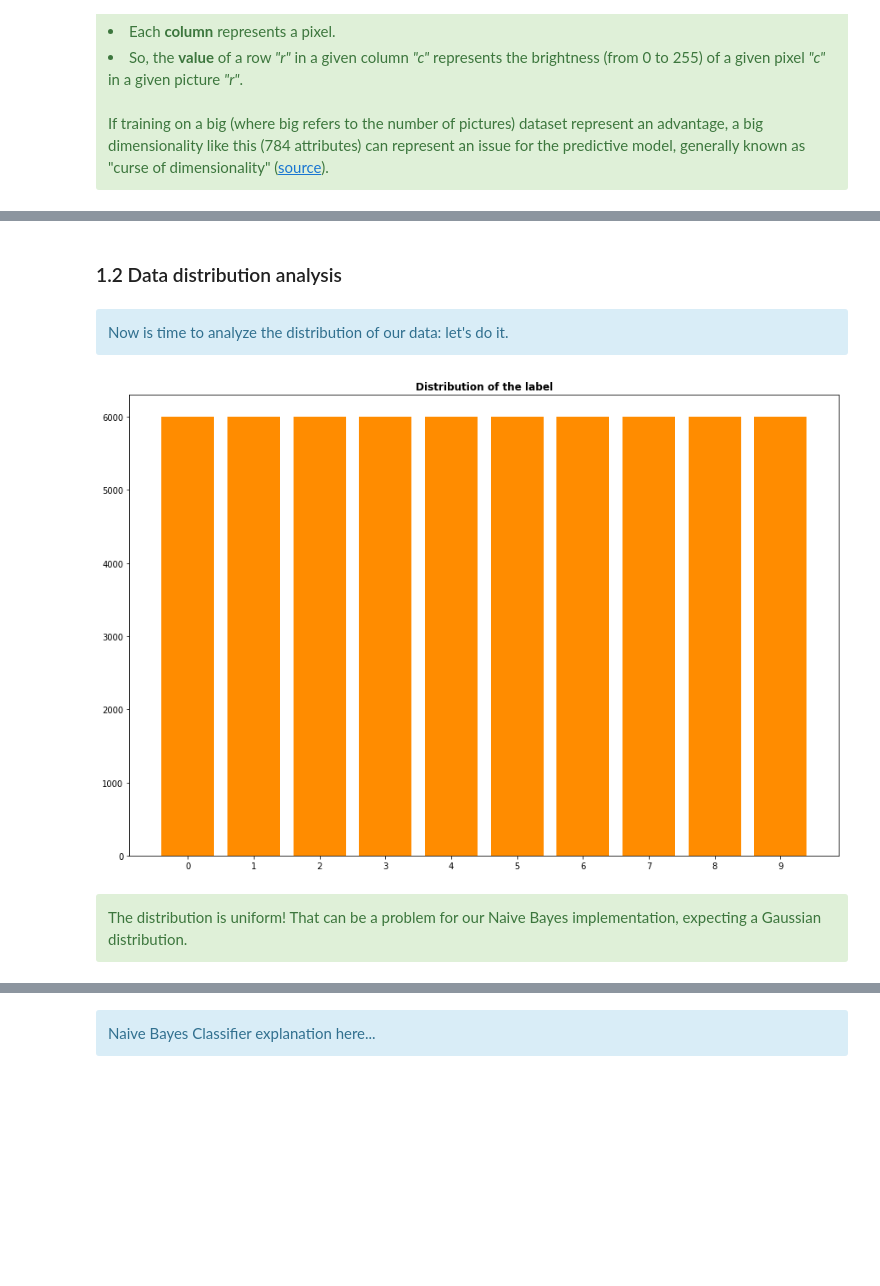
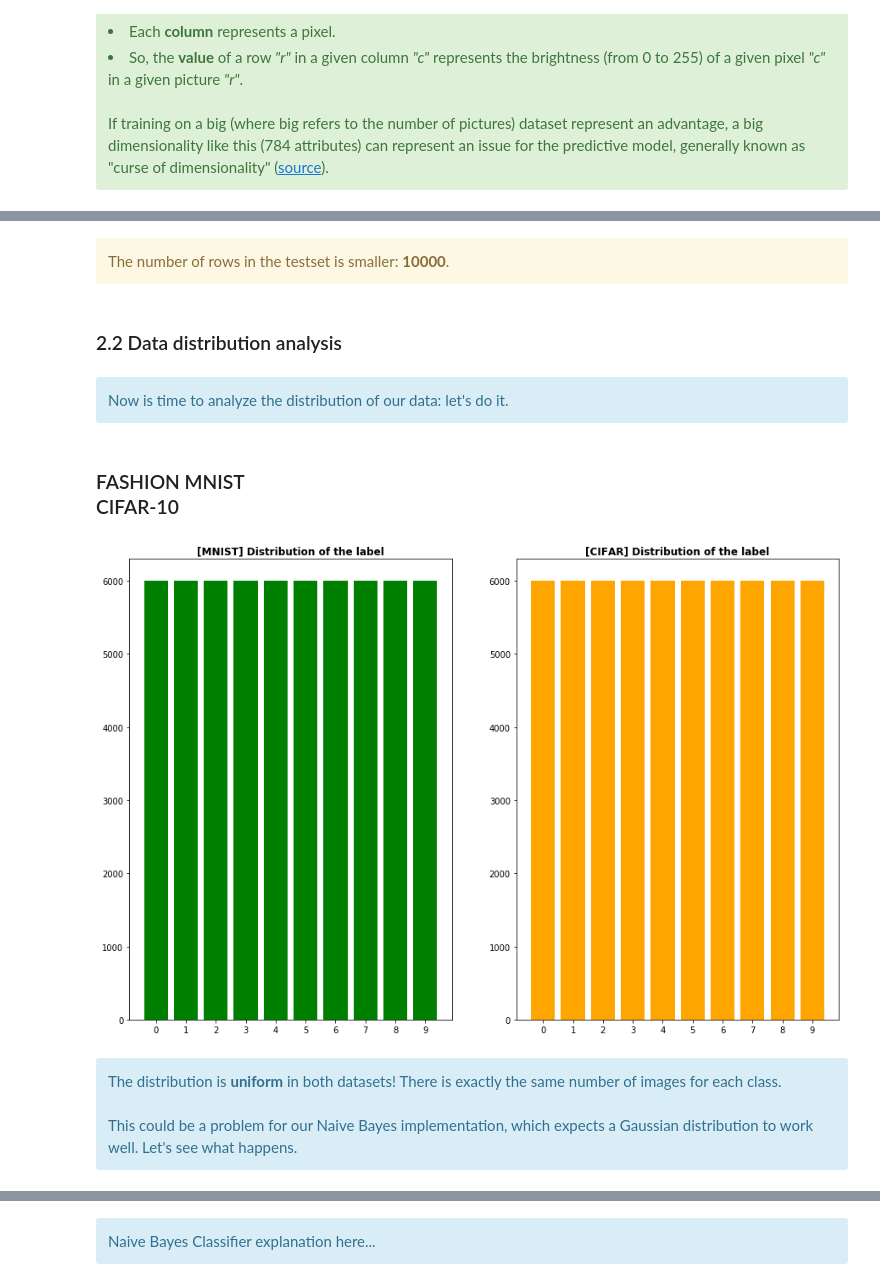
Before and after one commit to claudioscalzo/asi-challenge, a Jupyter notebook: asi_challenge_claudio_scalzo.ipynb, the cells around one changed output, grey strips where cells are left out. Cells and saved outputs as stored; diff of their text form; code cells hidden in the pictures; blank space fills up the shorter version.

Commit message:
Reorganized notebook with colors. Ended until 3a.

```diff
--- a/asi_challenge_claudio_scalzo.ipynb
+++ b/asi_challenge_claudio_scalzo.ipynb
@@ -197,25 +246,45 @@ Attributes: 784 (without considering the label)
+# %% [markdown]
+<div class='alert alert-warning'>
+The number of rows in the testset is smaller: <b>10000</b>.
+</div>
 # %% [markdown]
-### 1.2 Data distribution analysis
+### 2.2 Data distribution analysis
 # %% [markdown]
 <div class='alert alert-info'>
 Now is time to analyze the distribution of our data: let's do it.
 </div>
+# %% [markdown]
+### <div class="label label-success">FASHION MNIST</div> <div class="label label-warning">CIFAR-10</div>
 # %%
 # TAKE DISTRIBUTION
-distribution = mnistTrain["label"].value_counts()
+mnistDistribution = mnistTrain["label"].value_counts()
+cifarDistribution = mnistTrain["label"].value_counts()
 
 # TAKE NUMBERS AND FREQUENCIES
-numbers = np.array(distribution.index)
-frequencies = np.array(distribution.values)
+mnistNumbers = np.array(mnistDistribution.index)
+mnistFrequencies = np.array(mnistDistribution.values)
+cifarNumbers = np.array(cifarDistribution.index)
+cifarFrequencies = np.array(cifarDistribution.values)
 # %%
 # PLOT THE DISTRIBUTION OF THE TARGET VARIABLE
 plt.figure(figsize=(15,10))
-plt.bar(numbers, frequencies, align="center", color="darkorange")
-plt.xticks([i for i in range(np.min(numbers),np.max(numbers)+1)])
-plt.title("Distribution of the label", weight="semibold");
+
+plt.subplot(1,2,1)
+plt.bar(mnistNumbers, mnistFrequencies, align="center", color="green")
+plt.xticks([i for i in range(np.min(mnistNumbers),np.max(mnistNumbers)+1)])
+plt.title("[MNIST] Distribution of the label", weight="semibold");
+
+plt.subplot(1,2,2)
+plt.bar(cifarNumbers, cifarFrequencies, align="center", color="orange")
+plt.xticks([i for i in range(np.min(cifarNumbers),np.max(cifarNumbers)+1)])
+plt.title("[CIFAR] Distribution of the label", weight="semibold");
+
+plt.show()
 # %% [output]
-[figure, old version]
+[figure, new version]
 # %% [markdown]
-<div class='alert alert-success'>
-The distribution is uniform! That can be a problem for our Naive Bayes implementation, expecting a Gaussian distribution.
+<div class='alert alert-info'>
+The distribution is <b>uniform</b> in both datasets! There is exactly the same number of images for each class.<br>
+<br>
+This could be a problem for our Naive Bayes implementation, which expects a Gaussian distribution to work well. Let's see what happens.
 </div>
```
Also changed, not shown: parts of 35 cells of this notebook.
